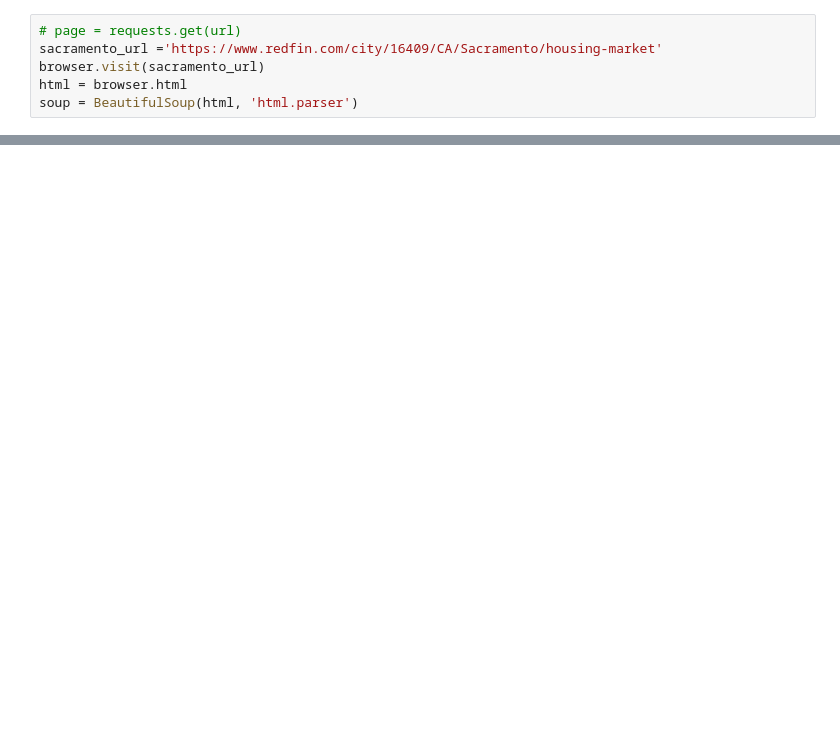
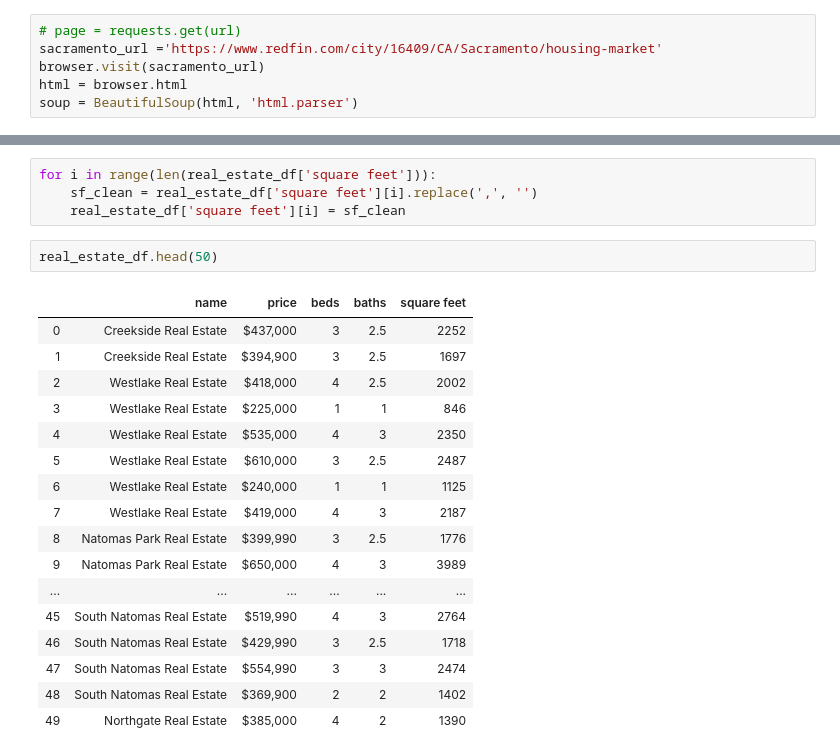
Before and after one commit to efmercado/Final-Project---Good-Neighbor-Sacramento, a Jupyter notebook: Redfin_Scrape.ipynb, the cells around one changed output, grey strips where cells are left out. Cells and saved outputs as stored; diff of their text form; blank space fills up the shorter version.

Commit message:
uploaded clean redfin scrape

```diff
--- a/Redfin_Scrape.ipynb
+++ b/Redfin_Scrape.ipynb
@@ -172,0 +220,24 @@ real_estate_df.head()
+# %%
+for i in range(len(real_estate_df['square feet'])):
+    sf_clean = real_estate_df['square feet'][i].replace(',', '')
+    real_estate_df['square feet'][i] = sf_clean
+# %%
+real_estate_df.head(50)
+# %% [output]
+|  | name | price | beds | baths | square feet |
+| 0 | Creekside Real Estate | $437,000 | 3 | 2.5 | 2252 |
+| 1 | Creekside Real Estate | $394,900 | 3 | 2.5 | 1697 |
+| 2 | Westlake Real Estate | $418,000 | 4 | 2.5 | 2002 |
+| 3 | Westlake Real Estate | $225,000 | 1 | 1 | 846 |
+| 4 | Westlake Real Estate | $535,000 | 4 | 3 | 2350 |
+| 5 | Westlake Real Estate | $610,000 | 3 | 2.5 | 2487 |
+| 6 | Westlake Real Estate | $240,000 | 1 | 1 | 1125 |
+| 7 | Westlake Real Estate | $419,000 | 4 | 3 | 2187 |
+| 8 | Natomas Park Real Estate | $399,990 | 3 | 2.5 | 1776 |
+| 9 | Natomas Park Real Estate | $650,000 | 4 | 3 | 3989 |
+| ... | ... | ... | ... | ... | ... |
+| 45 | South Natomas Real Estate | $519,990 | 4 | 3 | 2764 |
+| 46 | South Natomas Real Estate | $429,990 | 3 | 2.5 | 1718 |
+| 47 | South Natomas Real Estate | $554,990 | 3 | 3 | 2474 |
+| 48 | South Natomas Real Estate | $369,900 | 2 | 2 | 1402 |
+| 49 | Northgate Real Estate | $385,000 | 4 | 2 | 1390 |
```
Also changed, not shown: parts of 21 cells of this notebook.
